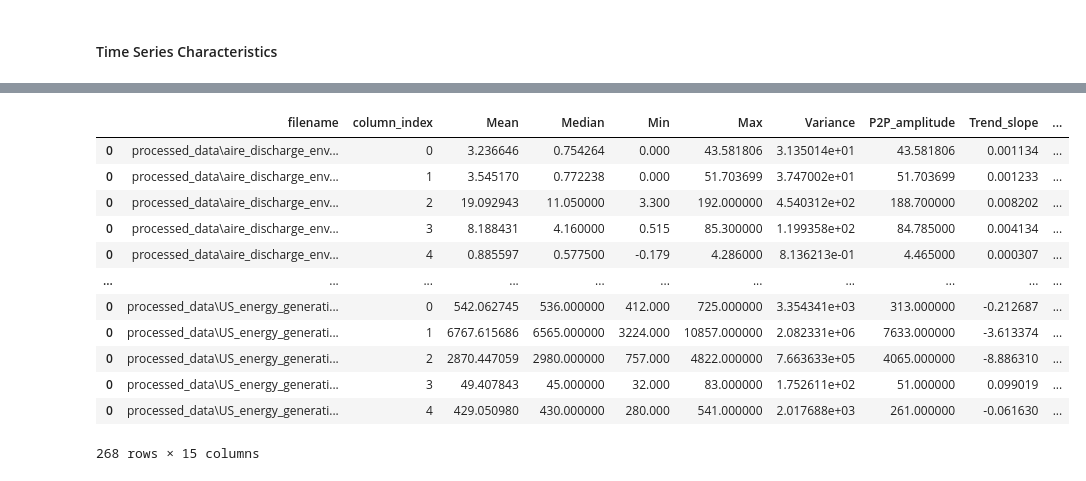
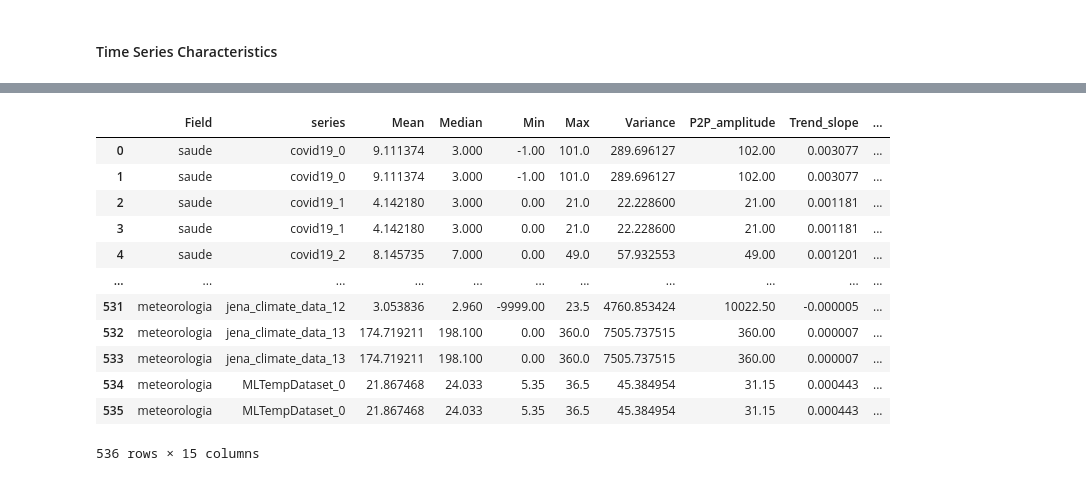
Before and after one commit to MiguelLoureiro98/timecave, a Jupyter notebook: experiments/processing_results.ipynb, the cells around one changed output, grey strips where cells are left out. Cells and saved outputs as stored; diff of their text form; code cells hidden in the pictures.

```diff
--- a/experiments/processing_results.ipynb
+++ b/experiments/processing_results.ipynb
@@ -530,8 +587,11 @@ for file in real_data_files:
     d_temp = {}
 
     for cid, ts in enumerate(ts_list):
-        get_features(ts, freq)
-        d_temp[cid] = get_features(ts, freq)
+        features = get_features(ts, freq)
+        print(cid)
+        print(stationarity_tests(ts))
+        features['is_stationary'] = stationarity_tests(ts)
+        d_temp[str(cid)] = features
 
     file_df = pd.concat(d_temp).reset_index(0).rename(columns={'level_0': 'column_index'})
     d[file] = file_df
@@ -540,20 +713,22 @@ stats = pd.concat(d).reset_index(0).rename(columns={'level_0': 'filename'})
 # %%
 # preprocessing file
-stats['filename'] = stats['filename'].apply(clean_filename)
-#stats = series_name(stats)
+stats['filename'] = stats['filename'].apply(clean_filename, st_split = '/')
+stats['filename'] = stats['filename'].apply(clean_filename, st_split = '\\')
+stats = series_name(stats)
+stats = pd.merge(data_test[[ 'Field','series']], stats, how = 'inner', on ='series')
 stats
 # %% [output]
-|  | filename | column_index | Mean | Median | Min | Max | Variance | P2P_amplitude | Trend_slope | ... |
-| 0 | processed_data\aire_discharge_env... | 0 | 3.236646 | 0.754264 | 0.000 | 43.581806 | 3.135014e+01 | 43.581806 | 0.001134 | ... |
-| 0 | processed_data\aire_discharge_env... | 1 | 3.545170 | 0.772238 | 0.000 | 51.703699 | 3.747002e+01 | 51.703699 | 0.001233 | ... |
-| 0 | processed_data\aire_discharge_env... | 2 | 19.092943 | 11.050000 | 3.300 | 192.000000 | 4.540312e+02 | 188.700000 | 0.008202 | ... |
-| 0 | processed_data\aire_discharge_env... | 3 | 8.188431 | 4.160000 | 0.515 | 85.300000 | 1.199358e+02 | 84.785000 | 0.004134 | ... |
-| 0 | processed_data\aire_discharge_env... | 4 | 0.885597 | 0.577500 | -0.179 | 4.286000 | 8.136213e-01 | 4.465000 | 0.000307 | ... |
+|  | Field | series | Mean | Median | Min | Max | Variance | P2P_amplitude | Trend_slope | ... |
+| 0 | saude | covid19_0 | 9.111374 | 3.000 | -1.00 | 101.0 | 289.696127 | 102.00 | 0.003077 | ... |
+| 1 | saude | covid19_0 | 9.111374 | 3.000 | -1.00 | 101.0 | 289.696127 | 102.00 | 0.003077 | ... |
+| 2 | saude | covid19_1 | 4.142180 | 3.000 | 0.00 | 21.0 | 22.228600 | 21.00 | 0.001181 | ... |
+| 3 | saude | covid19_1 | 4.142180 | 3.000 | 0.00 | 21.0 | 22.228600 | 21.00 | 0.001181 | ... |
+| 4 | saude | covid19_2 | 8.145735 | 7.000 | 0.00 | 49.0 | 57.932553 | 49.00 | 0.001201 | ... |
 | ... | ... | ... | ... | ... | ... | ... | ... | ... | ... | ... |
-| 0 | processed_data\US_energy_generati... | 0 | 542.062745 | 536.000000 | 412.000 | 725.000000 | 3.354341e+03 | 313.000000 | -0.212687 | ... |
-| 0 | processed_data\US_energy_generati... | 1 | 6767.615686 | 6565.000000 | 3224.000 | 10857.000000 | 2.082331e+06 | 7633.000000 | -3.613374 | ... |
-| 0 | processed_data\US_energy_generati... | 2 | 2870.447059 | 2980.000000 | 757.000 | 4822.000000 | 7.663633e+05 | 4065.000000 | -8.886310 | ... |
-| 0 | processed_data\US_energy_generati... | 3 | 49.407843 | 45.000000 | 32.000 | 83.000000 | 1.752611e+02 | 51.000000 | 0.099019 | ... |
-| 0 | processed_data\US_energy_generati... | 4 | 429.050980 | 430.000000 | 280.000 | 541.000000 | 2.017688e+03 | 261.000000 | -0.061630 | ... |
+| 531 | meteorologia | jena_climate_data_12 | 3.053836 | 2.960 | -9999.00 | 23.5 | 4760.853424 | 10022.50 | -0.000005 | ... |
+| 532 | meteorologia | jena_climate_data_13 | 174.719211 | 198.100 | 0.00 | 360.0 | 7505.737515 | 360.00 | 0.000007 | ... |
+| 533 | meteorologia | jena_climate_data_13 | 174.719211 | 198.100 | 0.00 | 360.0 | 7505.737515 | 360.00 | 0.000007 | ... |
+| 534 | meteorologia | MLTempDataset_0 | 21.867468 | 24.033 | 5.35 | 36.5 | 45.384954 | 31.15 | 0.000443 | ... |
+| 535 | meteorologia | MLTempDataset_0 | 21.867468 | 24.033 | 5.35 | 36.5 | 45.384954 | 31.15 | 0.000443 | ... |
-268 rows × 15 columns
+536 rows × 15 columns
 # %%
```
Also changed, not shown: parts of 9 cells of this notebook, 8 other files.
